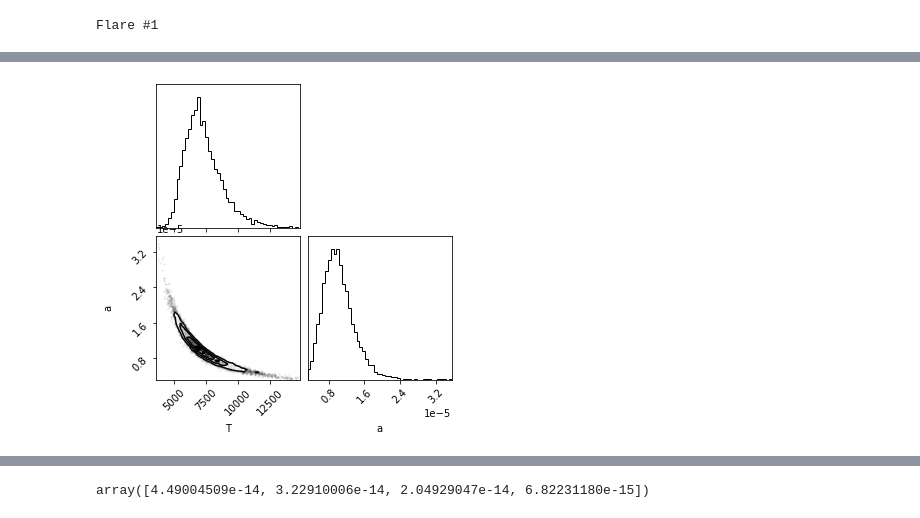
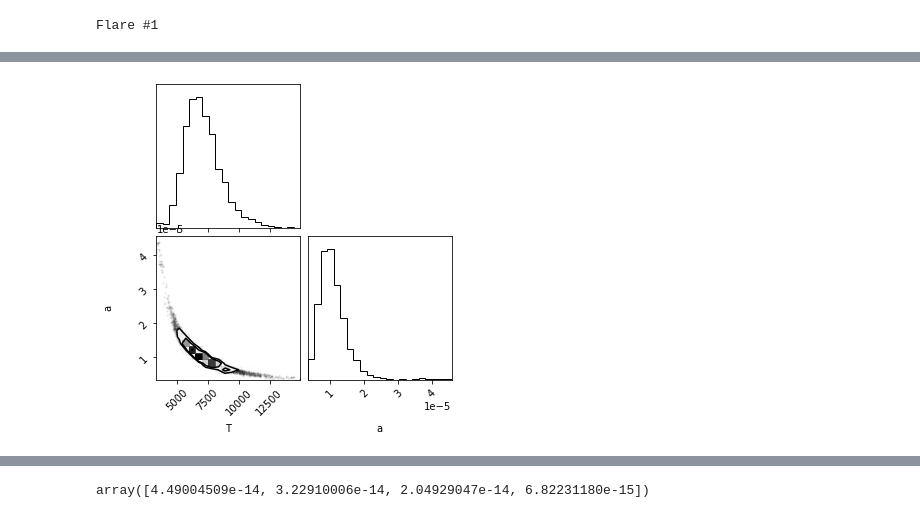
Before and after one commit to aaronmaas/Flares_Trappist-1, a Jupyter notebook: notebooks/_Test_emcee_fitting_flare_temperatures+areas.ipynb, the cells around one changed output, grey strips where cells are left out. Cells and saved outputs as stored; diff of their text form; code cells hidden in the pictures.

```diff
--- a/notebooks/_Test_emcee_fitting_flare_temperatures+areas.ipynb
+++ b/notebooks/_Test_emcee_fitting_flare_temperatures+areas.ipynb
@@ -128,9 +161,9 @@ def plot_corner_emcee(samples_flat, bins = 100, labels = ["T","a"]):
         );
     return
 # %%
-plot_corner_emcee(samplesflat_total, bins=50)
+plot_corner_emcee(samplesflat_total, bins=22)
 # %% [output]
-[figure, old version]
+[figure, new version]
 # %%
 results = display_median_from_chain(samplesflat_total)
 # %% [output]
```
Also changed, not shown: parts of 5 cells of this notebook, 1 other file.
